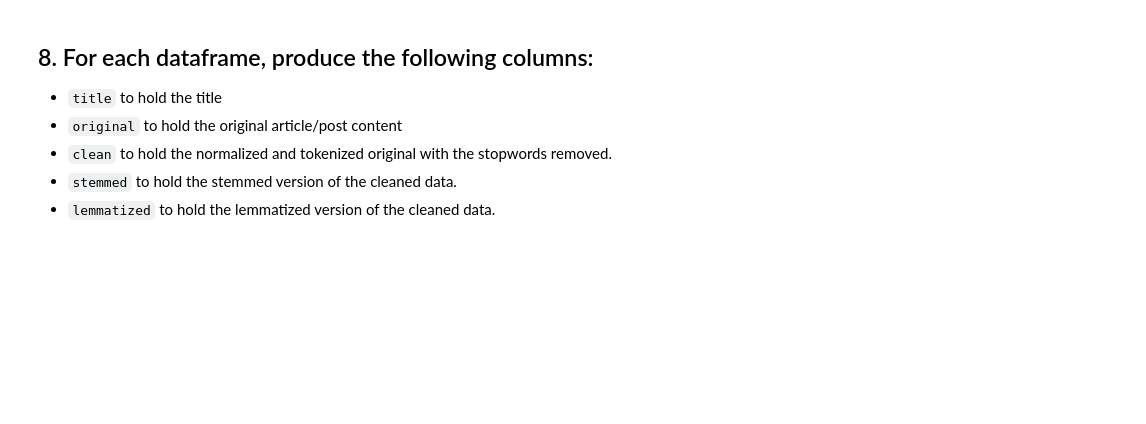
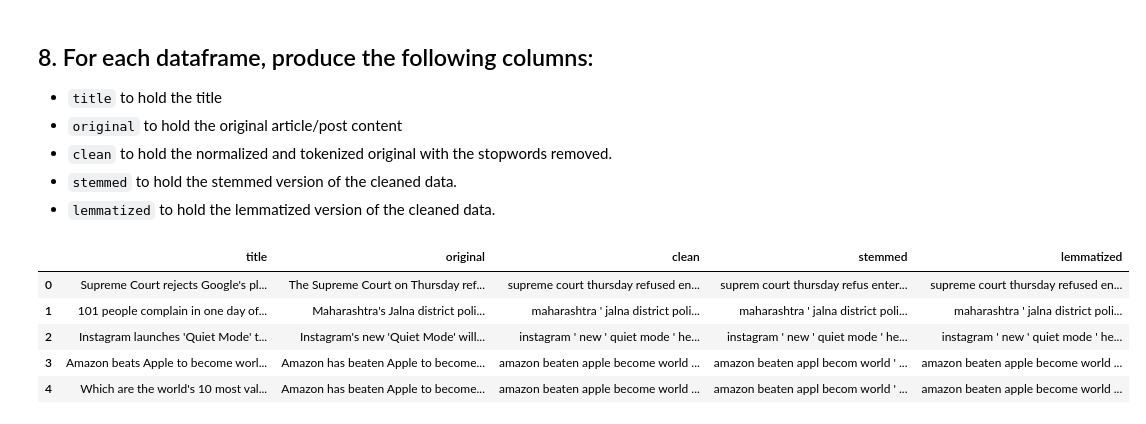
Before and after one commit to QMCBT-JustinEvans/natural-language-processing-exercises, a Jupyter notebook: prepare.ipynb, the cells around one changed output. Drawn from its saved outputs; the diff is of its cells as text; code cells hidden in the pictures; blank space fills up the shorter version.

````diff
--- a/prepare.ipynb
+++ b/prepare.ipynb
@@ -116,3 +218,46 @@ def remove_stopwords(string, extra_words = [], exclude_words = []):
 * ```clean``` to hold the normalized and tokenized original with the stopwords removed.
 * ```stemmed``` to hold the stemmed version of the cleaned data.
 * ```lemmatized``` to hold the lemmatized version of the cleaned data.
+# %%
+def prep_article_data(df, column_name, extra_words=[], exclude_words=[]):
+    '''
+    Description:
+    This function takes in a df and the string name for a text column with
+    option to pass lists for extra_words and exclude_words and
+    returns a df with the text article title, original, cleaned, tokenized, & lemmatized text.
+
+    Required Imports:
+    import nltk
+    import pandas as pd
+
+    Arguments:
+               df = DataFrame
+      column_name = The name of the 'column' that holds the target text to be prepared.
+      extra_words = Holds List of words to be added to the stopwords list
+    exclude_words = Holds List of words to be removed from the stopwords list
+
+    Returns:
+    df - DataFrame with each of the columns: 'title', 'original', 'clean', 'stemmed', 'lemmatized'
+    '''
+    df['clean'] = df[column_name].apply(basic_clean)\
+                            .apply(tokenize)\
+                            .apply(remove_stopwords,
+                                  extra_words=extra_words,
+                                  exclude_words=exclude_words)
+
+    df['original'] = df[column_name]
+
+    df['stemmed'] = df['clean'].apply(stem)
+
+    df['lemmatized'] = df['clean'].apply(lemmatize)
+
+    return df[['title', 'original', 'clean', 'stemmed', 'lemmatized']]
+# %%
+prep_article_data(news_df, 'content').head()
+# %% [output]
+|  | title | original | clean | stemmed | lemmatized |
+| 0 | Supreme Court rejects Google's pl... | The Supreme Court on Thursday ref... | supreme court thursday refused en... | suprem court thursday refus enter... | supreme court thursday refused en... |
+| 1 | 101 people complain in one day of... | Maharashtra's Jalna district poli... | maharashtra ' jalna district poli... | maharashtra ' jalna district poli... | maharashtra ' jalna district poli... |
+| 2 | Instagram launches 'Quiet Mode' t... | Instagram's new 'Quiet Mode' will... | instagram ' new ' quiet mode ' he... | instagram ' new ' quiet mode ' he... | instagram ' new ' quiet mode ' he... |
+| 3 | Amazon beats Apple to become worl... | Amazon has beaten Apple to become... | amazon beaten apple become world ... | amazon beaten appl becom world ' ... | amazon beaten apple become world ... |
+| 4 | Which are the world's 10 most val... | Amazon has beaten Apple to become... | amazon beaten apple become world ... | amazon beaten appl becom world ' ... | amazon beaten apple become world ... |
````
Also changed, not shown: parts of 31 cells of this notebook.
